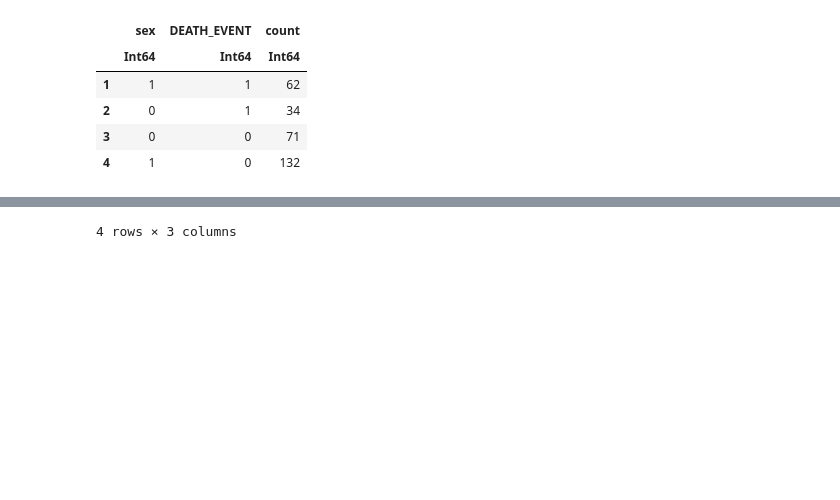
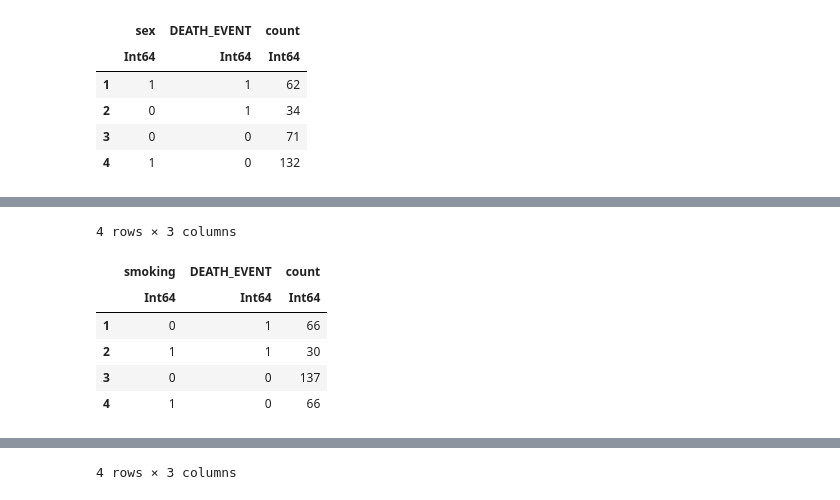
Before and after one commit to pinkdragon1000/Heart-Failure-Analysis, a Jupyter notebook: Heart Failure Analysis.ipynb, the cells around one changed output, grey strips where cells are left out. Cells and saved outputs as stored; diff of their text form; code cells hidden in the pictures; blank space fills up the shorter version.

```diff
--- a/Heart Failure Analysis.ipynb
+++ b/Heart Failure Analysis.ipynb
@@ -111,0 +122,10 @@ combine(groupby(df, [:sex, :DEATH_EVENT]), nrow => :count)
+# %%
+combine(groupby(df, [:smoking, :DEATH_EVENT]), nrow => :count)
+# %% [output]
+4 rows × 3 columns
+|  | smoking | DEATH_EVENT | count |
+|  | Int64 | Int64 | Int64 |
+| 1 | 0 | 1 | 66 |
+| 2 | 1 | 1 | 30 |
+| 3 | 0 | 0 | 137 |
+| 4 | 1 | 0 | 66 |
```
Also changed, not shown: parts of 13 cells of this notebook.
